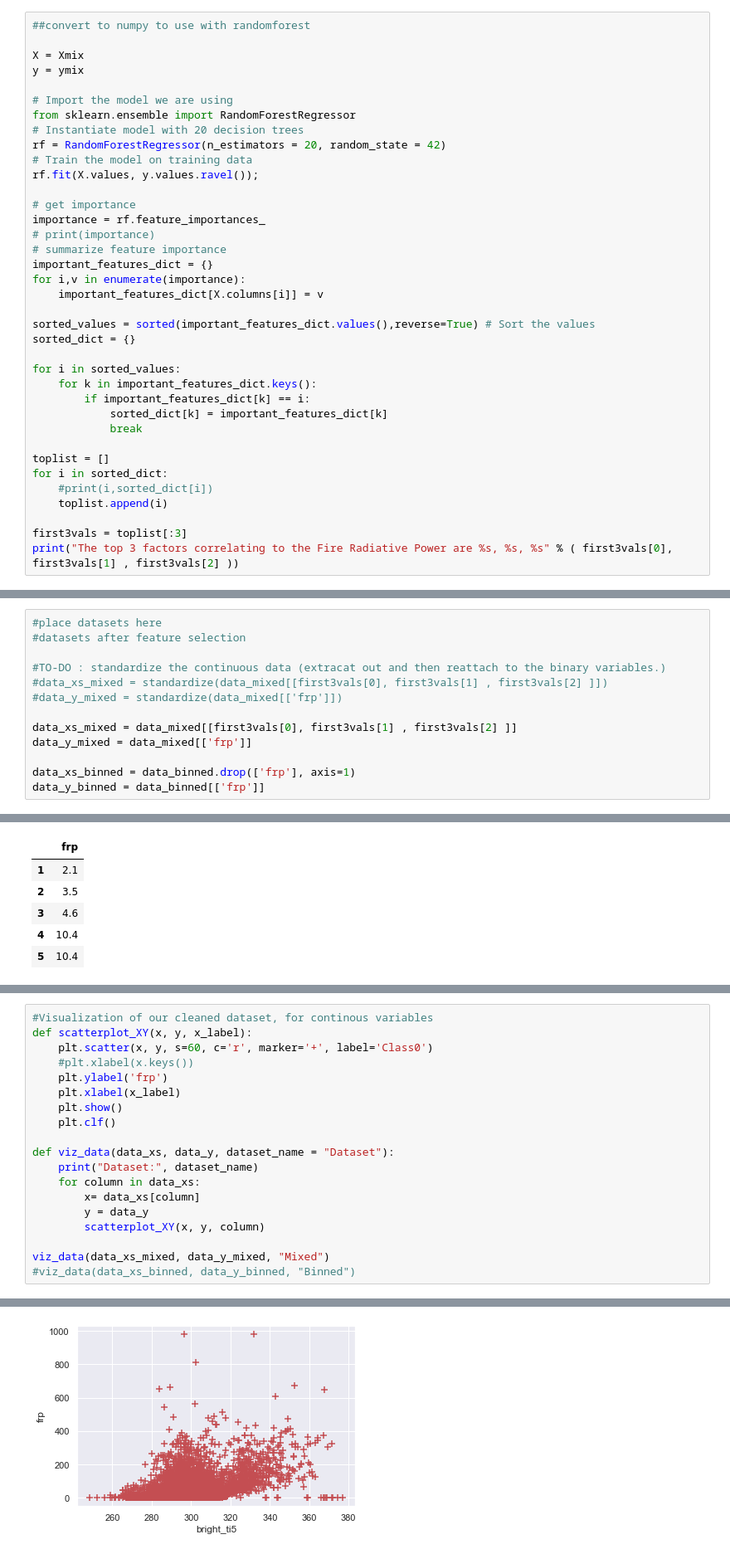
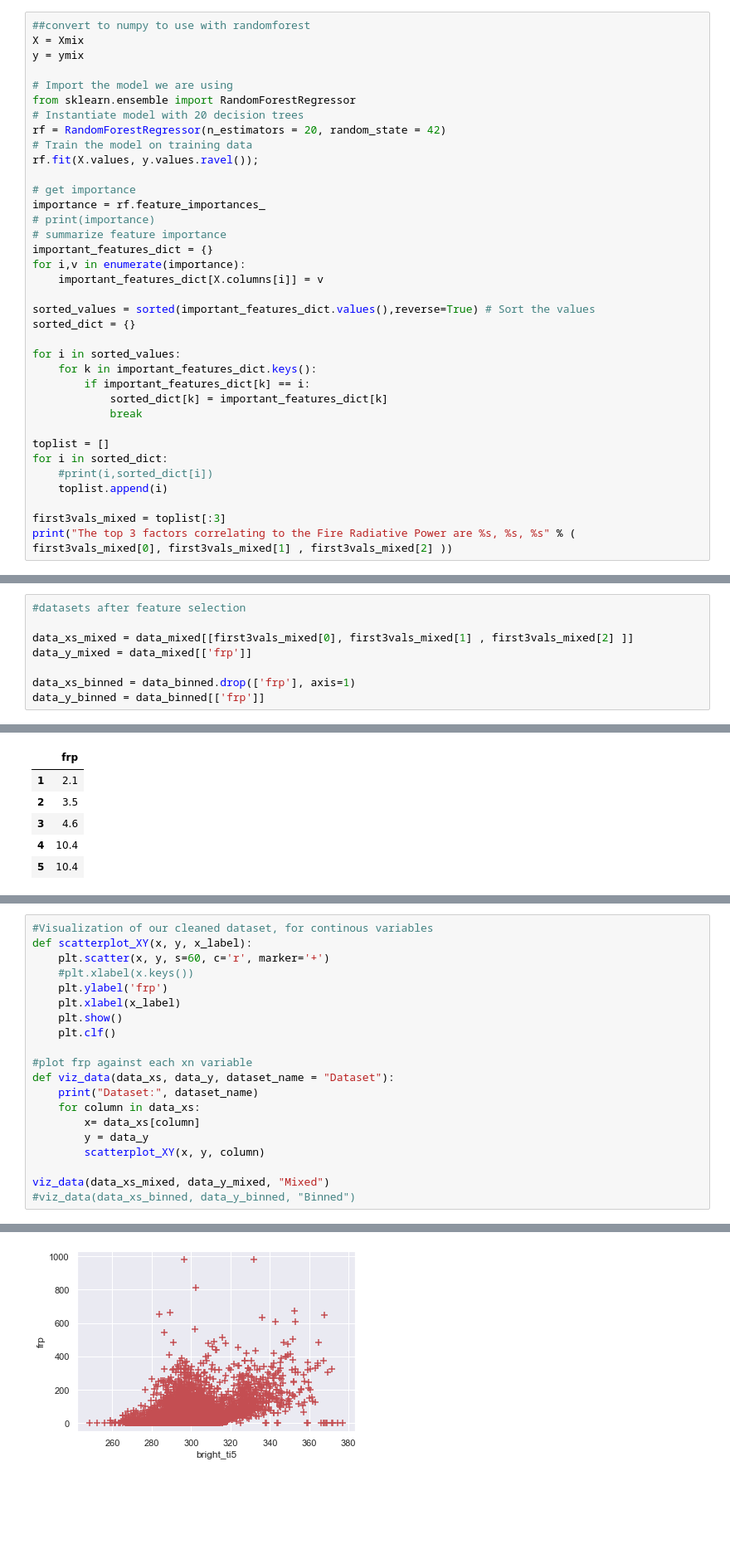
Before and after one commit to xwatermelon/Group3_CE9010_2021, a Jupyter notebook: group3_notebook_CE9010_2021.ipynb, the cells around one changed output, grey strips where cells are left out. Shown at 83% size. Saved outputs shown, nothing was run; the diff lists cells and outputs as text; blank space fills up the shorter version.

```diff
--- a/group3_notebook_CE9010_2021.ipynb
+++ b/group3_notebook_CE9010_2021.ipynb
@@ -848,6 +862,5 @@ Sources:
 # %%
 ##convert to numpy to use with randomforest
-
 X = Xmix
 y = ymix
 
@@ -880,7 +893,7 @@ for i in sorted_dict:
     #print(i,sorted_dict[i])
     toplist.append(i)
 
-first3vals = toplist[:3]
-print("The top 3 factors correlating to the Fire Radiative Power are %s, %s, %s" % ( first3vals[0], first3vals[1] , first3vals[2] ))
+first3vals_mixed = toplist[:3]
+print("The top 3 factors correlating to the Fire Radiative Power are %s, %s, %s" % ( first3vals_mixed[0], first3vals_mixed[1] , first3vals_mixed[2] ))
 # %% [output]
 The top 3 factors correlating to the Fire Radiative Power are bright_ti5, bright_ti4, scan
@@ -892,12 +949,7 @@ In this section, we shall be using our dataset to train three different models t
 # %%
-#place datasets here
 #datasets after feature selection
 
-#TO-DO : standardize the continuous data (extracat out and then reattach to the binary variables.)
-#data_xs_mixed = standardize(data_mixed[[first3vals[0], first3vals[1] , first3vals[2] ]])
-#data_y_mixed = standardize(data_mixed[['frp']])
-
-data_xs_mixed = data_mixed[[first3vals[0], first3vals[1] , first3vals[2] ]]
+data_xs_mixed = data_mixed[[first3vals_mixed[0], first3vals_mixed[1] , first3vals_mixed[2] ]]
 data_y_mixed = data_mixed[['frp']]
 
 data_xs_binned = data_binned.drop(['frp'], axis=1)
@@ -998,23 +1049,24 @@ memory usage: 668.8 KB
 # %%
 #Visualization of our cleaned dataset, for continous variables
 def scatterplot_XY(x, y, x_label):
-    plt.scatter(x, y, s=60, c='r', marker='+', label='Class0')
+    plt.scatter(x, y, s=60, c='r', marker='+')
     #plt.xlabel(x.keys())
     plt.ylabel('frp')
     plt.xlabel(x_label)
     plt.show()
     plt.clf()
 
+#plot frp against each xn variable
 def viz_data(data_xs, data_y, dataset_name = "Dataset"):
     print("Dataset:", dataset_name)
     for column in data_xs:
         x= data_xs[column]
         y = data_y
         scatterplot_XY(x, y, column)
 
 viz_data(data_xs_mixed, data_y_mixed, "Mixed")
 #viz_data(data_xs_binned, data_y_binned, "Binned")
 # %% [output]
 Dataset: Mixed
-[figure, old version]
+[figure, new version]
 [figure]
```
Also changed, not shown: parts of 73 cells of this notebook, 16 other files.
